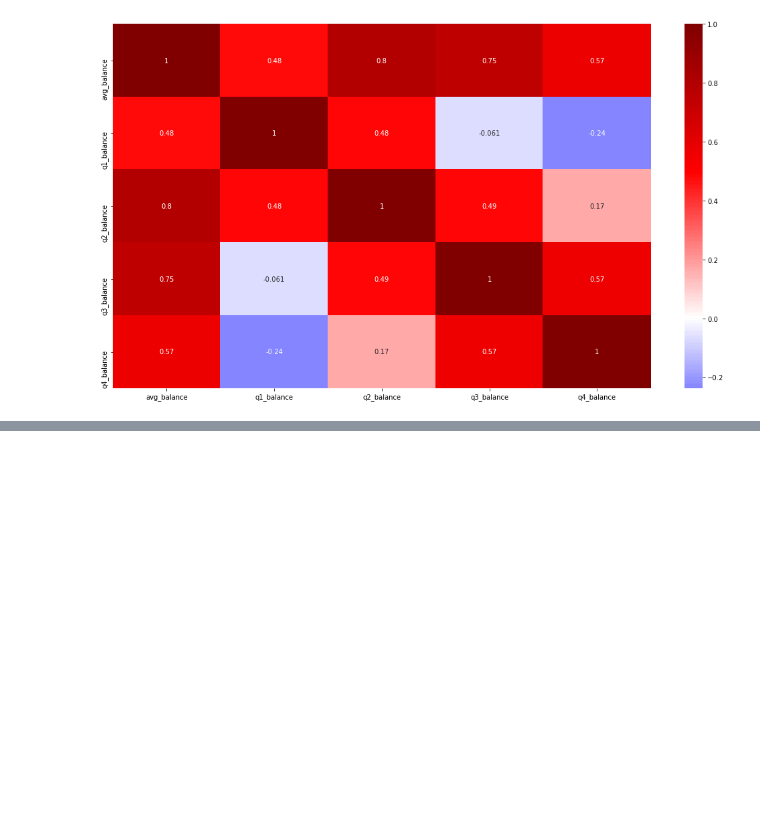
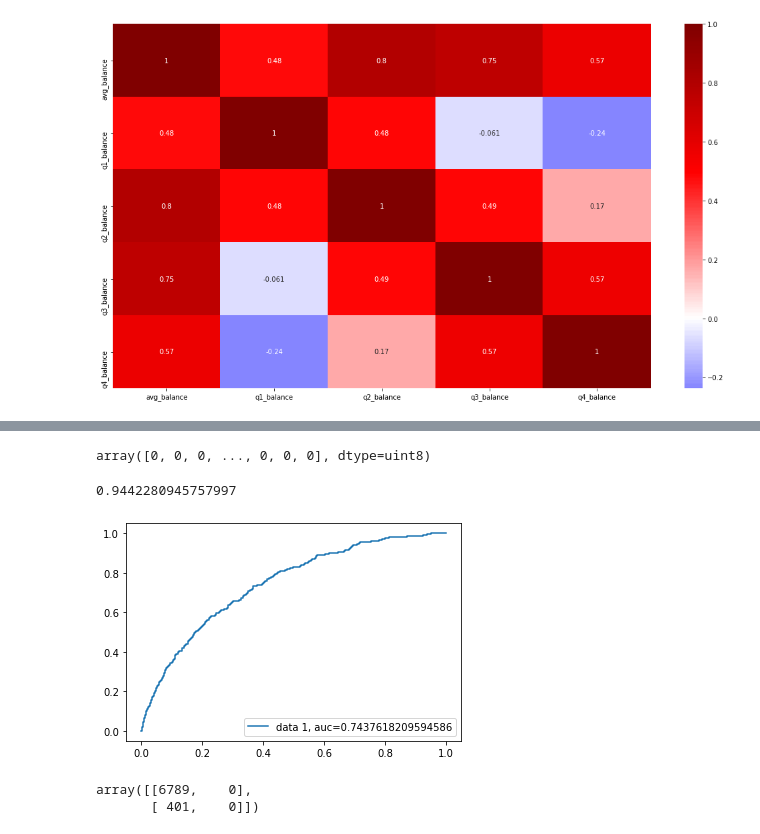
Before and after one commit to lillaszulyovszky/ironhack-case-study-classification, a Jupyter notebook: Case Study - Classification.ipynb, the cells around one changed output, grey strips where cells are left out. Drawn from its saved outputs; the diff is of its cells as text; code cells hidden in the pictures; blank space fills up the shorter version.

```diff
--- a/Case Study - Classification.ipynb
+++ b/Case Study - Classification.ipynb
@@ -736,0 +764,8 @@ cat_2
+# %%
+# bring the numerical data (scaled)in with the categorical
+X_i4 = np.concatenate((x_normalized_i4, cat_clean_2),axis=1)
+# %%
+X_i4_train, X_i4_test, y_i4_train, y_i4_test = train_test_split(X_i4, y_i4, test_size= 0.4, random_state=40)
+# %%
+classification_i4 = LogisticRegression(random_state=0, solver='lbfgs',max_iter=400,
+                  multi_class='ovr').fit(X_i4_train, y_i4_train)
@@ -736,0 +774,24 @@ cat_2
+# %%
+predictions_i4
+# %% [output]
+array([0, 0, 0, ..., 0, 0, 0], dtype=uint8)
+# %%
+accuracy_score(y_i4_test, predictions_i4)
+# %% [output]
+0.9442280945757997
+# %%
+y_pred_proba = classification_i4.predict_proba(X_i4_test)[::,1]
+fpr, tpr, _ = metrics.roc_curve(y_i4_test,  y_pred_proba)
+auc = metrics.roc_auc_score(y_i4_test, y_pred_proba)
+# %%
+plt.plot(fpr,tpr,label="data 1, auc="+str(auc))
+plt.legend(loc=4)
+plt.show()
+# %% [output]
+[figure, added]
+# %%
+cnf_matrix_i4 = confusion_matrix(y_i4_test, predictions_i4)
+cnf_matrix_i4
+# %% [output]
+array([[6789,    0],
+       [ 401,    0]])
```
Also changed, not shown: parts of 17 cells of this notebook.
